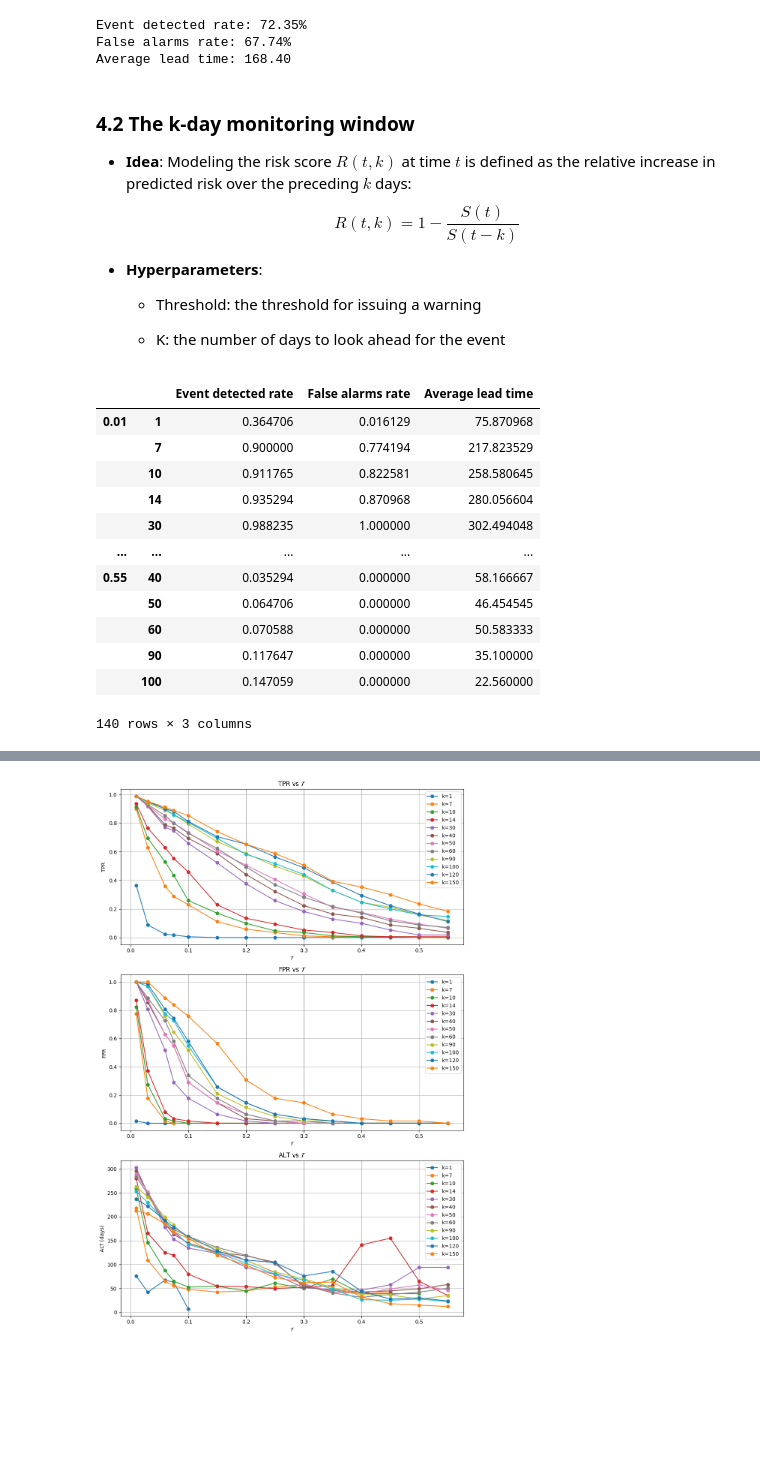
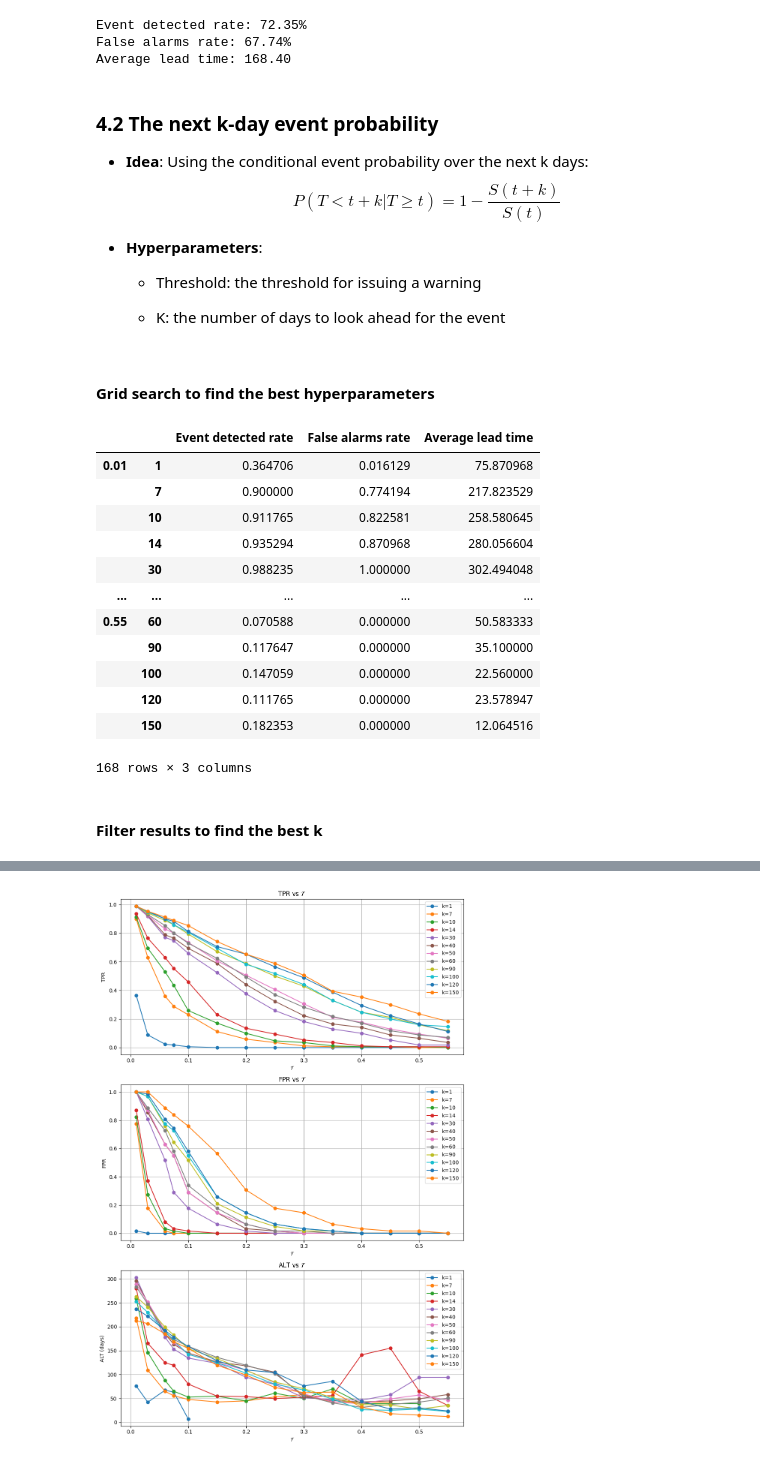
Before and after one commit to quochieu586/covid_19_cox_2026, a Jupyter notebook: notebooks/early_warning_system.ipynb, the cells around one changed output, grey strips where cells are left out. Cells and saved outputs as stored; diff of their text form; code cells hidden in the pictures; blank space fills up the shorter version.

```diff
--- a/notebooks/early_warning_system.ipynb
+++ b/notebooks/early_warning_system.ipynb
@@ -521,10 +531,10 @@ Event detected rate: 72.35%
 False alarms rate: 67.74%
 Average lead time: 168.40
 # %% [markdown]
-### 4.2 The k-day monitoring window
+### 4.2 The next k-day event probability
 
-- **Idea**: Modeling the risk score $R(t, k)$ at time $t$ is defined as the relative increase in predicted risk over the preceding $k$ days:
-$$ R(t, k) = 1 - \frac{S(t)}{S(t-k)} $$
+- **Idea**: Using the conditional event probability over the next k days:
+$$ P(T < t+k | T \geq t) = 1 - \frac{S(t + k)}{S(t)} $$
 
 - **Hyperparameters**:
 
@@ -577,8 +587,10 @@ def compute_risk_score(surv_df: pd.DataFrame, t: int, k: int = 30):
     conditional_prob = 1 - (S_t_k / S_t)
 
     return conditional_prob
+# %% [markdown]
+#### Grid search to find the best hyperparameters
 # %%
-k_list = [1, 7, 10, 14, 30, 40, 50, 60, 90, 100]
+k_list = [1, 7, 10, 14, 30, 40, 50, 60, 90, 100, 120, 150]
 threshold_lists = [0.01, 0.03, 0.06, 0.075, 0.1, 0.15, 0.2, 0.25, 0.3, 0.35, 0.4, 0.45, 0.5, 0.55]
 
 result_dict = {}
@@ -604,39 +616,41 @@ for THRESHOLD, K in tqdm(product(threshold_lists, k_list), total=len(threshold_l
     for idx, row in censor_rows.iterrows():
         iso_code = row["iso_code"]
         duration = row['duration']
         start_days = range(0, duration, max([K, 30]))   # Use max(K, 30) to avoid high computational cost for small K values
         for start_day in start_days:
             conditional_prob = compute_risk_score(survival_probabilities_dict[iso_code], start_day, k=K)
             if conditional_prob > THRESHOLD:
                 negative_cases += 1
                 break
 
     event_detected_rate = positive_cases / len(event_rows)
     censor_miss_warning_rate = negative_cases / len(censor_rows)
 
     result_dict[(THRESHOLD, K)] = {
         "event_detected_rate": event_detected_rate,
         "censor_miss_warning_rate": censor_miss_warning_rate,
         "average_lead_time": np.mean(lead_times) if lead_times else None
     }
 
 result_df = pd.DataFrame(result_dict).T
 result_df.columns = ["Event detected rate", "False alarms rate", "Average lead time"]
 result_df
 # %% [output]
 |  |  | Event detected rate | False alarms rate | Average lead time |
 | 0.01 | 1 | 0.364706 | 0.016129 | 75.870968 |
 |  | 7 | 0.900000 | 0.774194 | 217.823529 |
 |  | 10 | 0.911765 | 0.822581 | 258.580645 |
 |  | 14 | 0.935294 | 0.870968 | 280.056604 |
 |  | 30 | 0.988235 | 1.000000 | 302.494048 |
 | ... | ... | ... | ... | ... |
-| 0.55 | 40 | 0.035294 | 0.000000 | 58.166667 |
-|  | 50 | 0.064706 | 0.000000 | 46.454545 |
-|  | 60 | 0.070588 | 0.000000 | 50.583333 |
+| 0.55 | 60 | 0.070588 | 0.000000 | 50.583333 |
 |  | 90 | 0.117647 | 0.000000 | 35.100000 |
 |  | 100 | 0.147059 | 0.000000 | 22.560000 |
+|  | 120 | 0.111765 | 0.000000 | 23.578947 |
+|  | 150 | 0.182353 | 0.000000 | 12.064516 |
-140 rows × 3 columns
+168 rows × 3 columns
+# %% [markdown]
+#### Filter results to find the best k
 # %%
 # Soft threshold: check FAR of those with event detected rate > 0.8, and find the one with lowest FAR
 filtered_df = result_df[result_df["Event detected rate"] > 0.8]
```
Also changed, not shown: parts of 14 cells of this notebook.
